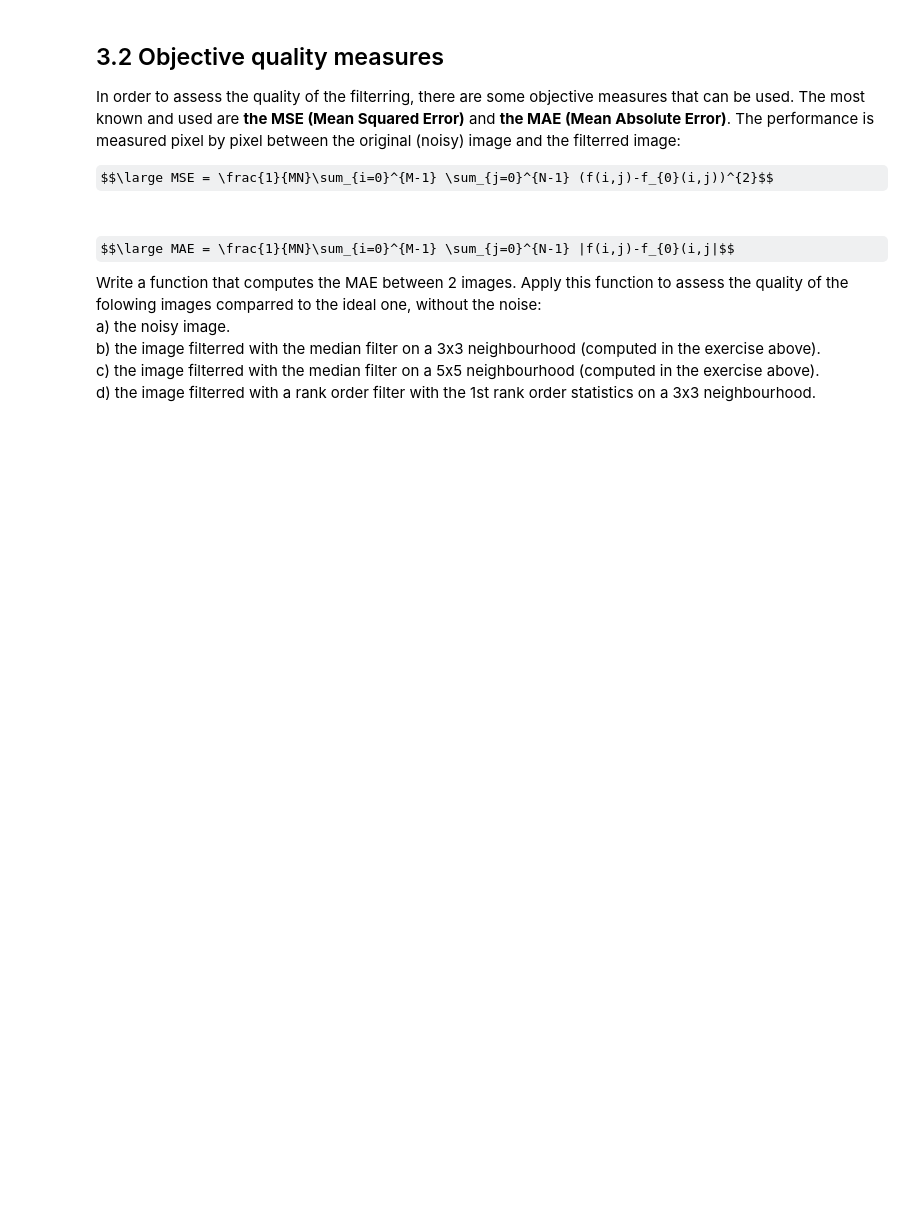
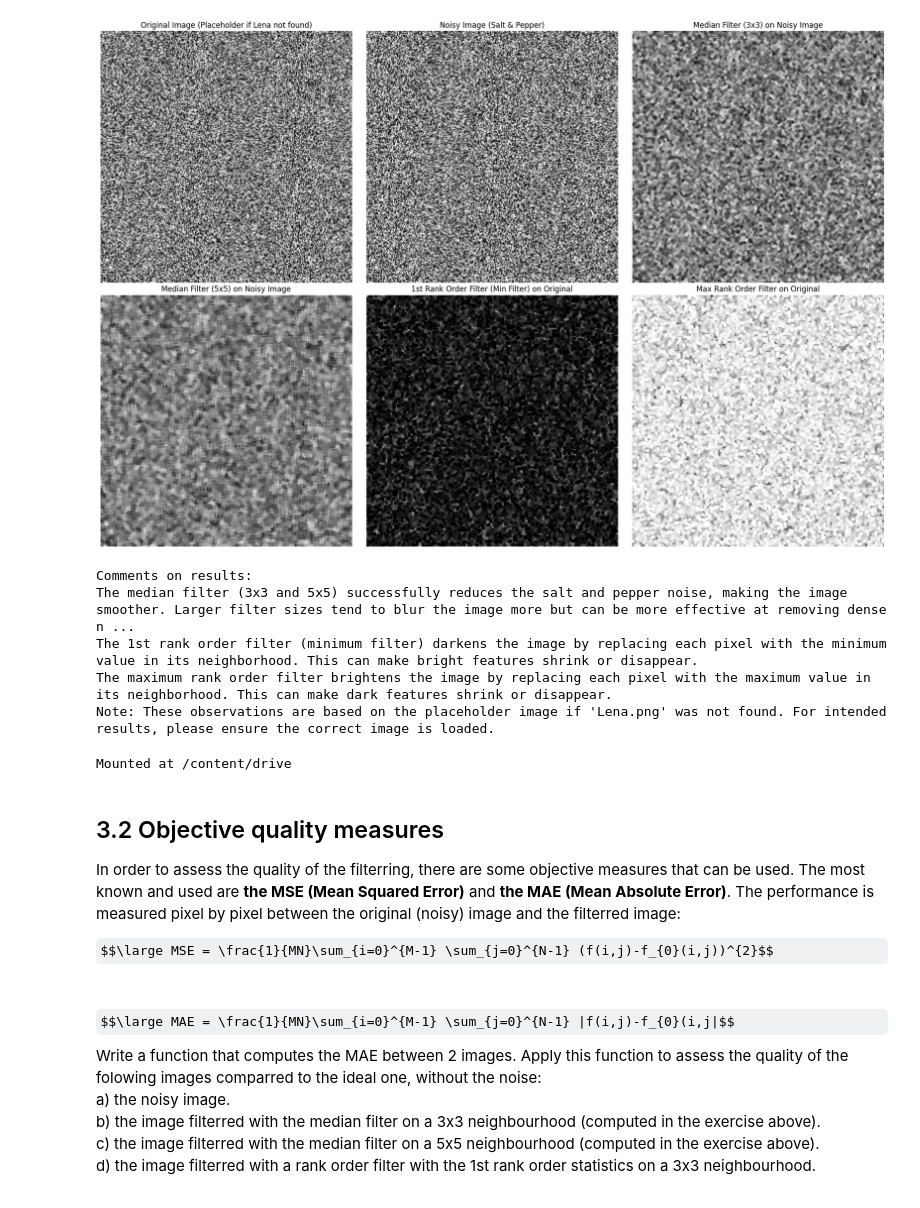
Before and after one commit to IoanaP0711/Image_Processing_Lab, a Jupyter notebook: proj3_2/Proj3_2.ipynb, the cells around one changed output. Cells and saved outputs as stored; diff of their text form; code cells hidden in the pictures; some formulas as TeX source; blank space fills up the shorter version.

```diff
--- a/proj3_2/Proj3_2.ipynb
+++ b/proj3_2/Proj3_2.ipynb
@@ -53,3 +131,72 @@ Apply the 1st rank order filter on the original image. Apply the maximum rank or
+# %%
+# Apply the median filter (rank = filter_size*filter_size // 2 + 1)
+filter_size_median = 3
+median_filtered_image_3x3 = rank_order_filter(lena_noisy, filter_size_median, (filter_size_median*filter_size_median // 2) + 1)
+
+filter_size_median_5x5 = 5
+median_filtered_image_5x5 = rank_order_filter(lena_noisy, filter_size_median_5x5, (filter_size_median_5x5*filter_size_median_5x5 // 2) + 1)
+
+# Apply 1st rank order filter (minimum filter) on the original image
+filter_size_min = 3
+min_filtered_image = rank_order_filter(lena_original, filter_size_min, 1)
+
+# Apply maximum rank order filter on the original image (rank = filter_size*filter_size)
+filter_size_max = 3
+max_filtered_image = rank_order_filter(lena_original, filter_size_max, filter_size_max*filter_size_max)
+
+# Visualize the results
+plt.figure(figsize=(18, 12))
+
+plt.subplot(2, 3, 1)
+plt.imshow(lena_original, cmap='gray')
+plt.title('Original Image (Placeholder if Lena not found)')
+plt.axis('off')
+
+plt.subplot(2, 3, 2)
+plt.imshow(lena_noisy, cmap='gray')
+plt.title('Noisy Image (Salt & Pepper)')
+plt.axis('off')
+
+plt.subplot(2, 3, 3)
+plt.imshow(median_filtered_image_3x3, cmap='gray')
+plt.title('Median Filter (3x3) on Noisy Image')
+plt.axis('off')
+
+plt.subplot(2, 3, 4)
+plt.imshow(median_filtered_image_5x5, cmap='gray')
+plt.title('Median Filter (5x5) on Noisy Image')
+plt.axis('off')
+
+plt.subplot(2, 3, 5)
+plt.imshow(min_filtered_image, cmap='gray')
+plt.title('1st Rank Order Filter (Min Filter) on Original')
+plt.axis('off')
+
+plt.subplot(2, 3, 6)
+plt.imshow(max_filtered_image, cmap='gray')
+plt.title('Max Rank Order Filter on Original')
+plt.axis('off')
+
+plt.tight_layout()
+plt.show()
+
+print("Comments on results:")
+print("The median filter (3x3 and 5x5) successfully reduces the salt and pepper noise, making the image smoother. Larger filter sizes tend to blur the image more but can be more effective at removing dense noise.")
+print("The 1st rank order filter (minimum filter) darkens the image by replacing each pixel with the minimum value in its neighborhood. This can make bright features shrink or disappear.")
+print("The maximum rank order filter brightens the image by replacing each pixel with the maximum value in its neighborhood. This can make dark features shrink or disappear.")
+print("Note: These observations are based on the placeholder image if 'Lena.png' was not found. For intended results, please ensure the correct image is loaded.")
+# %% [output]
+[figure, added]
+Comments on results:
+The median filter (3x3 and 5x5) successfully reduces the salt and pepper noise, making the image smoother. Larger filter sizes tend to blur the image more but can be more effective at removing dense n ...
+The 1st rank order filter (minimum filter) darkens the image by replacing each pixel with the minimum value in its neighborhood. This can make bright features shrink or disappear.
+The maximum rank order filter brightens the image by replacing each pixel with the maximum value in its neighborhood. This can make dark features shrink or disappear.
+Note: These observations are based on the placeholder image if 'Lena.png' was not found. For intended results, please ensure the correct image is loaded.
+# %%
+from google.colab import drive
+drive.mount('/content/drive')
+# %% [output]
+Mounted at /content/drive
 # %% [markdown]
 <h2> 3.2 Objective quality measures </h2>
 
```
Also changed, not shown: parts of 2 cells of this notebook.
